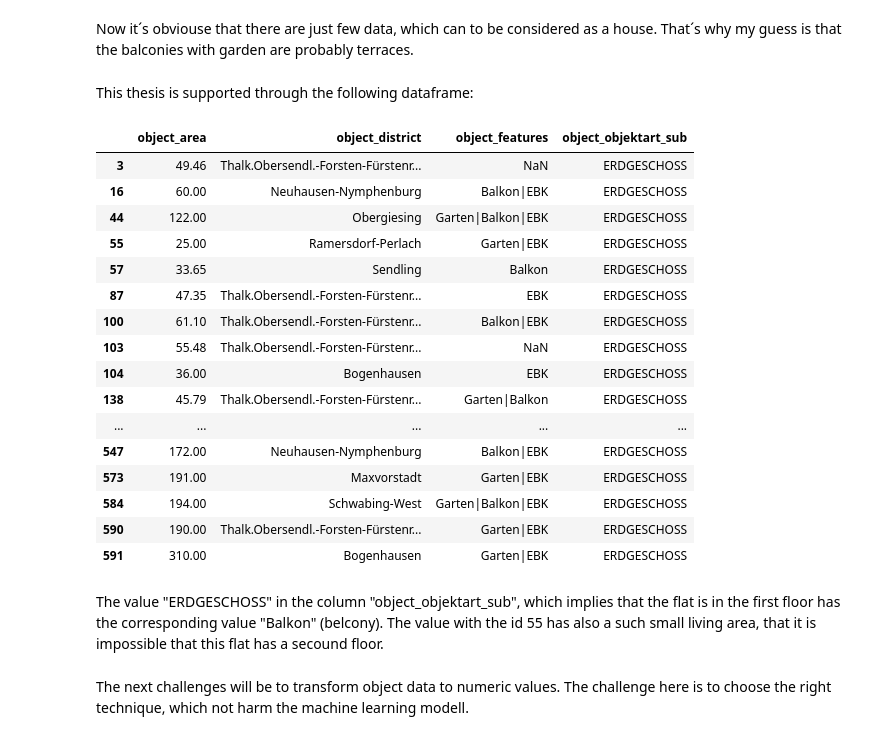
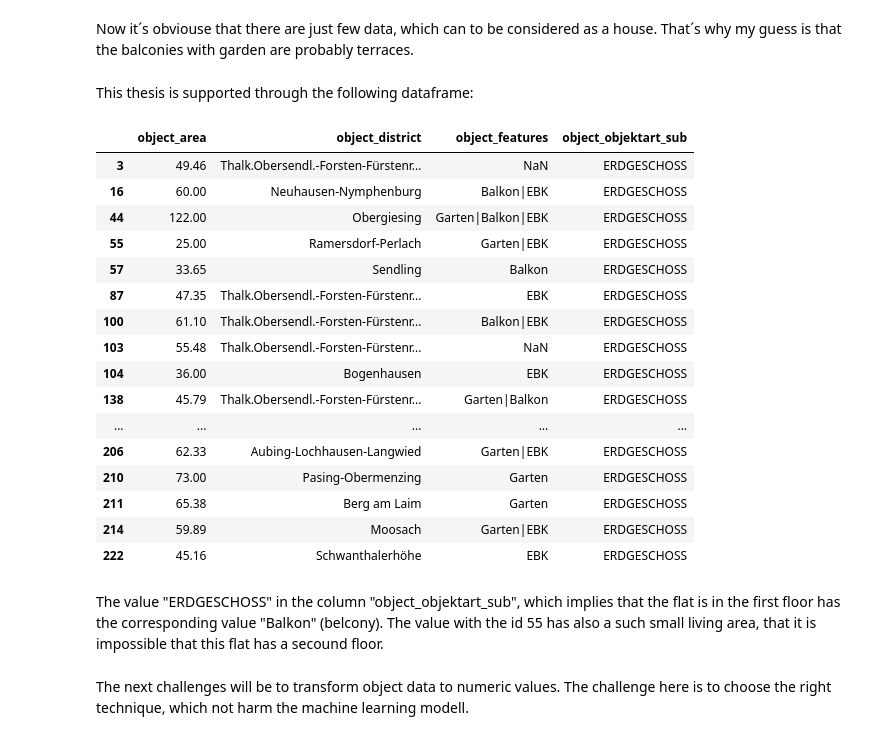
Before and after one commit to maximkiesel1/Machine_Learning_Rent_Prediction, a Jupyter notebook: Part_Two_EDA.ipynb, the cells around one changed output. Cells and saved outputs as stored; diff of their text form; code cells hidden in the pictures.

```diff
--- a/Part_Two_EDA.ipynb
+++ b/Part_Two_EDA.ipynb
@@ -373,30 +353,30 @@ plt.show()
 [figure]
 # %% [markdown]
 Now it´s obviouse that there are just few data, which can to be considered as a house. That´s why my guess is that the balconies with garden are probably terraces.
-# %% [markdown]
-This thesis is supported through the following dataframe:
-# %%
-df5[df5["object_objektart_sub"] == "ERDGESCHOSS"].iloc[:,3:7]
-# %% [output]
-|  | object_area | object_district | object_features | object_objektart_sub |
-| 3 | 49.46 | Thalk.Obersendl.-Forsten-Fürstenr... | NaN | ERDGESCHOSS |
-| 16 | 60.00 | Neuhausen-Nymphenburg | Balkon|EBK | ERDGESCHOSS |
-| 44 | 122.00 | Obergiesing | Garten|Balkon|EBK | ERDGESCHOSS |
-| 55 | 25.00 | Ramersdorf-Perlach | Garten|EBK | ERDGESCHOSS |
-| 57 | 33.65 | Sendling | Balkon | ERDGESCHOSS |
-| 87 | 47.35 | Thalk.Obersendl.-Forsten-Fürstenr... | EBK | ERDGESCHOSS |
-| 100 | 61.10 | Thalk.Obersendl.-Forsten-Fürstenr... | Balkon|EBK | ERDGESCHOSS |
-| 103 | 55.48 | Thalk.Obersendl.-Forsten-Fürstenr... | NaN | ERDGESCHOSS |
-| 104 | 36.00 | Bogenhausen | EBK | ERDGESCHOSS |
-| 138 | 45.79 | Thalk.Obersendl.-Forsten-Fürstenr... | Garten|Balkon | ERDGESCHOSS |
-| ... | ... | ... | ... | ... |
-| 547 | 172.00 | Neuhausen-Nymphenburg | Balkon|EBK | ERDGESCHOSS |
-| 573 | 191.00 | Maxvorstadt | Garten|EBK | ERDGESCHOSS |
-| 584 | 194.00 | Schwabing-West | Garten|Balkon|EBK | ERDGESCHOSS |
-| 590 | 190.00 | Thalk.Obersendl.-Forsten-Fürstenr... | Garten|EBK | ERDGESCHOSS |
-| 591 | 310.00 | Bogenhausen | Garten|EBK | ERDGESCHOSS |
-# %% [markdown]
-The value "ERDGESCHOSS" in the column "object_objektart_sub", which implies that the flat is in the first floor has the corresponding value "Balkon" (belcony). The value with the id 55 has also a such small living area, that it is impossible that this flat has a secound floor.
+# %% [markdown]
+This thesis is supported through the following dataframe:
+# %%
+df5[df5["object_objektart_sub"] == "ERDGESCHOSS"].iloc[:20,3:7]
+# %% [output]
+|  | object_area | object_district | object_features | object_objektart_sub |
+| 3 | 49.46 | Thalk.Obersendl.-Forsten-Fürstenr... | NaN | ERDGESCHOSS |
+| 16 | 60.00 | Neuhausen-Nymphenburg | Balkon|EBK | ERDGESCHOSS |
+| 44 | 122.00 | Obergiesing | Garten|Balkon|EBK | ERDGESCHOSS |
+| 55 | 25.00 | Ramersdorf-Perlach | Garten|EBK | ERDGESCHOSS |
+| 57 | 33.65 | Sendling | Balkon | ERDGESCHOSS |
+| 87 | 47.35 | Thalk.Obersendl.-Forsten-Fürstenr... | EBK | ERDGESCHOSS |
+| 100 | 61.10 | Thalk.Obersendl.-Forsten-Fürstenr... | Balkon|EBK | ERDGESCHOSS |
+| 103 | 55.48 | Thalk.Obersendl.-Forsten-Fürstenr... | NaN | ERDGESCHOSS |
+| 104 | 36.00 | Bogenhausen | EBK | ERDGESCHOSS |
+| 138 | 45.79 | Thalk.Obersendl.-Forsten-Fürstenr... | Garten|Balkon | ERDGESCHOSS |
+| ... | ... | ... | ... | ... |
+| 206 | 62.33 | Aubing-Lochhausen-Langwied | Garten|EBK | ERDGESCHOSS |
+| 210 | 73.00 | Pasing-Obermenzing | Garten | ERDGESCHOSS |
+| 211 | 65.38 | Berg am Laim | Garten | ERDGESCHOSS |
+| 214 | 59.89 | Moosach | Garten|EBK | ERDGESCHOSS |
+| 222 | 45.16 | Schwanthalerhöhe | EBK | ERDGESCHOSS |
+# %% [markdown]
+The value "ERDGESCHOSS" in the column "object_objektart_sub", which implies that the flat is in the first floor has the corresponding value "Balkon" (belcony). The value with the id 55 has also a such small living area, that it is impossible that this flat has a secound floor.
 # %% [markdown]
 The next challenges will be to transform object data to numeric values. The challenge here is to choose the right technique, which not harm the machine learning modell.
 # %% [markdown]
```
Also changed, not shown: parts of 19 cells of this notebook.
